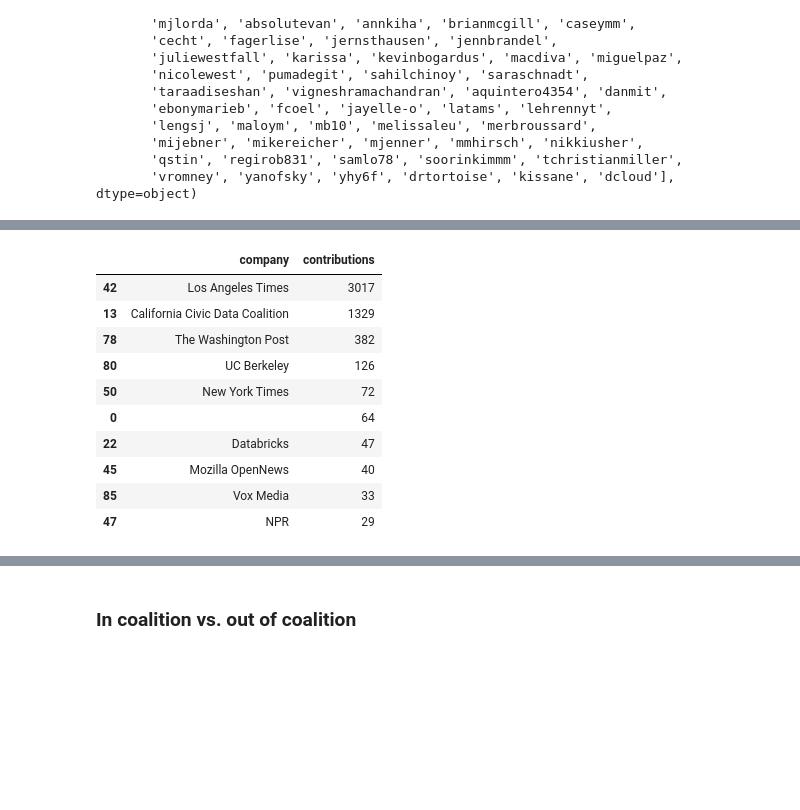
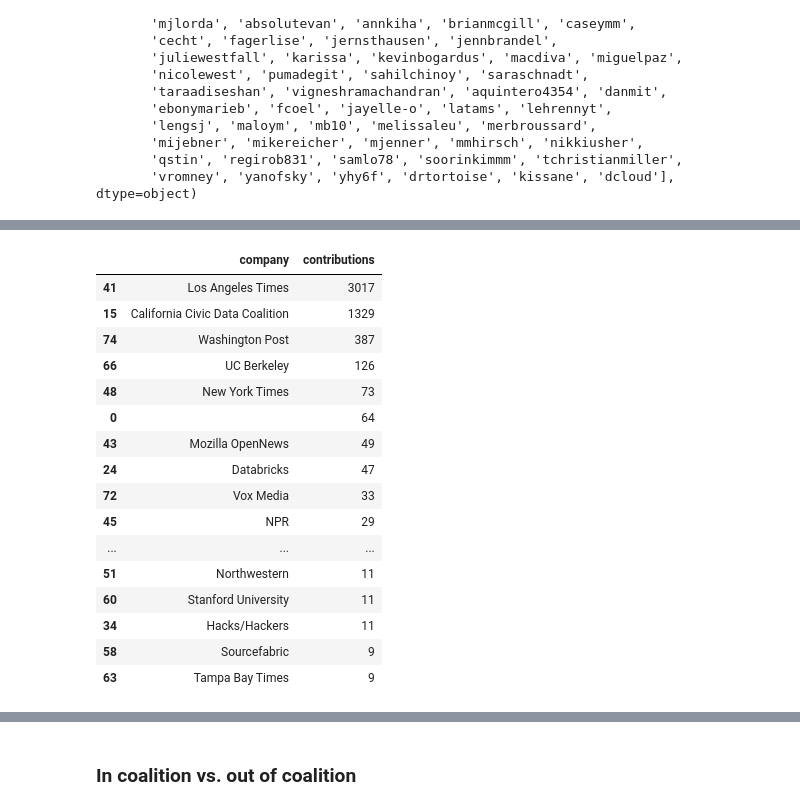
Before and after one commit to palewire/python-calaccess-notebooks, a Jupyter notebook: project-management/contributors.ipynb, the cells around one changed output, grey strips where cells are left out. Drawn from its saved outputs; the diff is of its cells as text; code cells hidden in the pictures; blank space fills up the shorter version.

Commit message:
Finished first pass at company consolidation

```diff
--- a/project-management/contributors.ipynb
+++ b/project-management/contributors.ipynb
@@ -7,3 +7,5 @@ This analysis is drawn from the open-source list of contributors compiled by Git
 # %%
 import pandas as pd
 import numpy as np
+# %%
+pd.options.display.max_rows = 5000
@@ -56,6 +60,17 @@ table.loc[table.location == 'Los Angeles', 'location'] = 'Los Angeles, CA'
 table.loc[table.location == 'Washington D.C.', 'location'] = 'Washington, DC'
 table.loc[table.location == 'Washington, D.C.', 'location'] = 'Washington, DC'
 table.loc[table.location == 'Chicago', 'location'] = 'Chicago, IL'
+# %%
+table.company = table.company.str.replace("The ", "")
+table.loc[table.company == 'Sunnmorsposten', 'company'] = 'Sunnmørsposten'
+table.loc[table.company == 'Wall Street Journal.', 'company'] = 'Wall Street Journal'
+table.loc[table.company == 'Northwestern University Knight Lab', 'company'] = 'Northwestern'
+table.loc[table.company == 'Investigative News Network', 'company'] = 'Institute for Nonprofit News'
+table.loc[table.company == 'Stanford', 'company'] = 'Stanford University'
+table.loc[table.company == 'Missouri School of Journalism', 'company'] = 'University of Missouri'
+table.loc[table.company == 'University of Iowa School of Journalism', 'company'] = 'University of Iowa'
+table.loc[table.company == 'Knight-Mozilla fellow 2015', 'company'] = 'Mozilla OpenNews'
+table.loc[table.company == 'Knight-Mozilla Fellow', 'company'] = 'Mozilla OpenNews'
 # %% [markdown]
 ### Identify gaps
 # %% [markdown]
@@ -169,15 +219,21 @@ rank_by_contributions(table, 'login').head(10)
 # %%
-rank_by_contributions(table, 'company').head(10)
+rank_by_contributions(table, 'company').head(20)
 # %% [output]
 |  | company | contributions |
-| 42 | Los Angeles Times | 3017 |
-| 13 | California Civic Data Coalition | 1329 |
-| 78 | The Washington Post | 382 |
-| 80 | UC Berkeley | 126 |
-| 50 | New York Times | 72 |
+| 41 | Los Angeles Times | 3017 |
+| 15 | California Civic Data Coalition | 1329 |
+| 74 | Washington Post | 387 |
+| 66 | UC Berkeley | 126 |
+| 48 | New York Times | 73 |
 | 0 |  | 64 |
-| 22 | Databricks | 47 |
-| 45 | Mozilla OpenNews | 40 |
-| 85 | Vox Media | 33 |
-| 47 | NPR | 29 |
+| 43 | Mozilla OpenNews | 49 |
+| 24 | Databricks | 47 |
+| 72 | Vox Media | 33 |
+| 45 | NPR | 29 |
+| ... | ... | ... |
+| 51 | Northwestern | 11 |
+| 60 | Stanford University | 11 |
+| 34 | Hacks/Hackers | 11 |
+| 58 | Sourcefabric | 9 |
+| 63 | Tampa Bay Times | 9 |
 # %%
```
Also changed, not shown: parts of 17 cells of this notebook, 1 other file.
